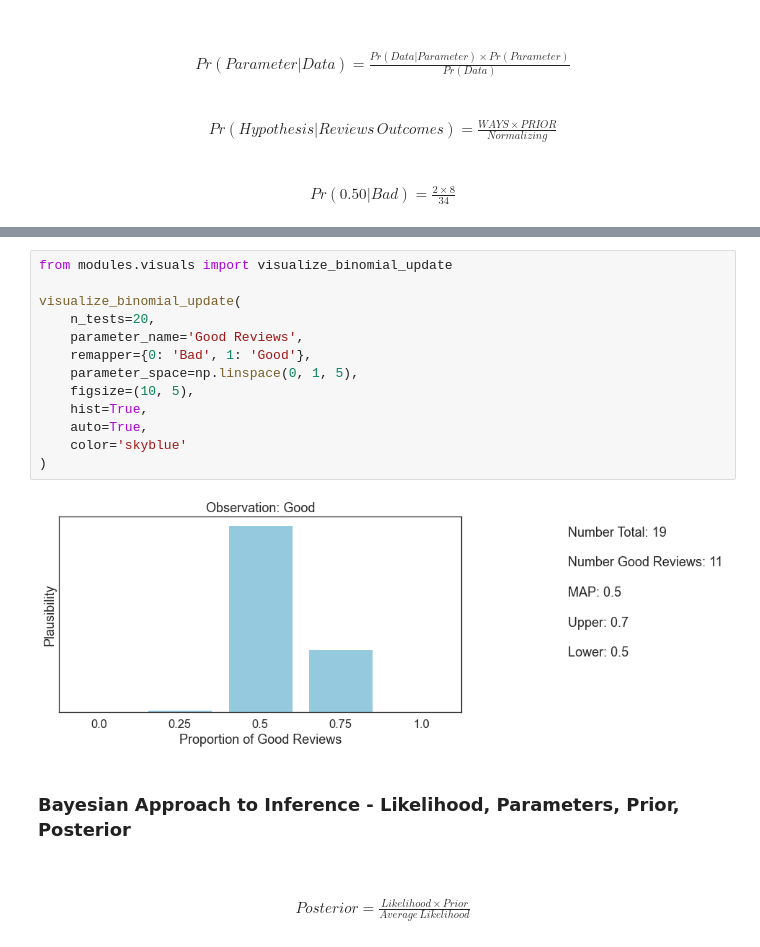
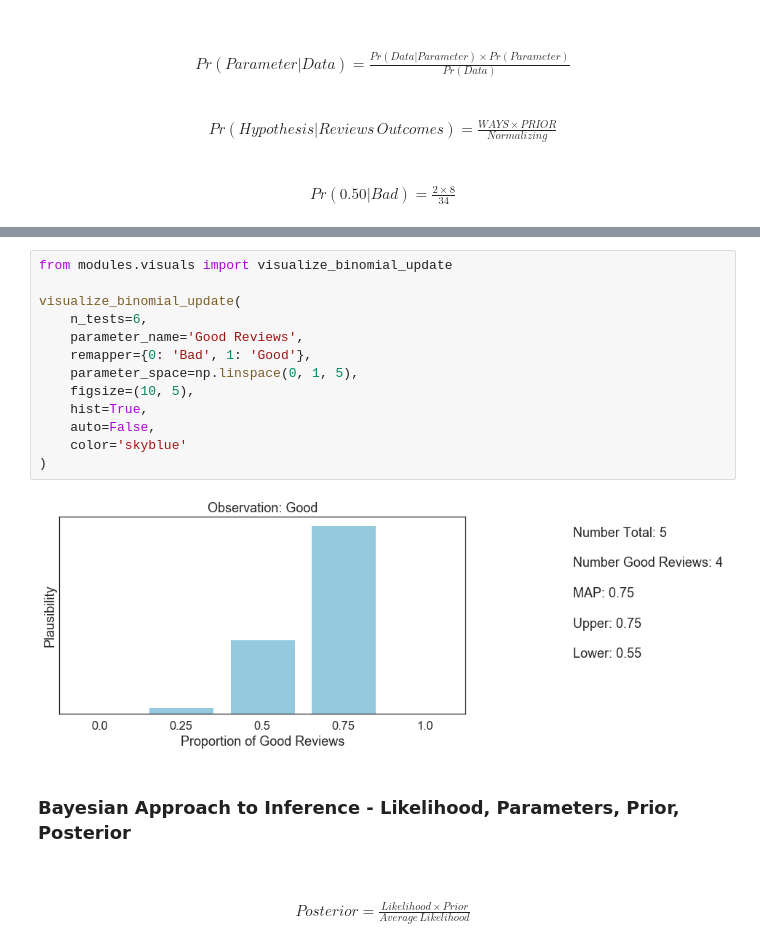
Before and after one commit to vb690/introduction_bayesian_analysis, a Jupyter notebook: workshop_slides_applied.ipynb, the cells around one changed output, grey strips where cells are left out. Saved outputs shown, nothing was run; the diff lists cells and outputs as text.

```diff
--- a/workshop_slides_applied.ipynb
+++ b/workshop_slides_applied.ipynb
@@ -151,18 +153,18 @@ See [Gelman and Loken](http://www.stat.columbia.edu/~gelman/research/unpublished
 # %%
 from modules.visuals import visualize_binomial_update
 
 visualize_binomial_update(
-    n_tests=20,
+    n_tests=6,
     parameter_name='Good Reviews',
     remapper={0: 'Bad', 1: 'Good'},
     parameter_space=np.linspace(0, 1, 5),
     figsize=(10, 5),
     hist=True,
-    auto=True,
+    auto=False,
     color='skyblue'
 )
 # %% [output]
-[figure, old version]
+[figure, new version]
 # %% [markdown]
 ### Bayesian Approach to Inference - Likelihood, Parameters, Prior, Posterior
 
```
Also changed, not shown: parts of 46 cells of this notebook.
